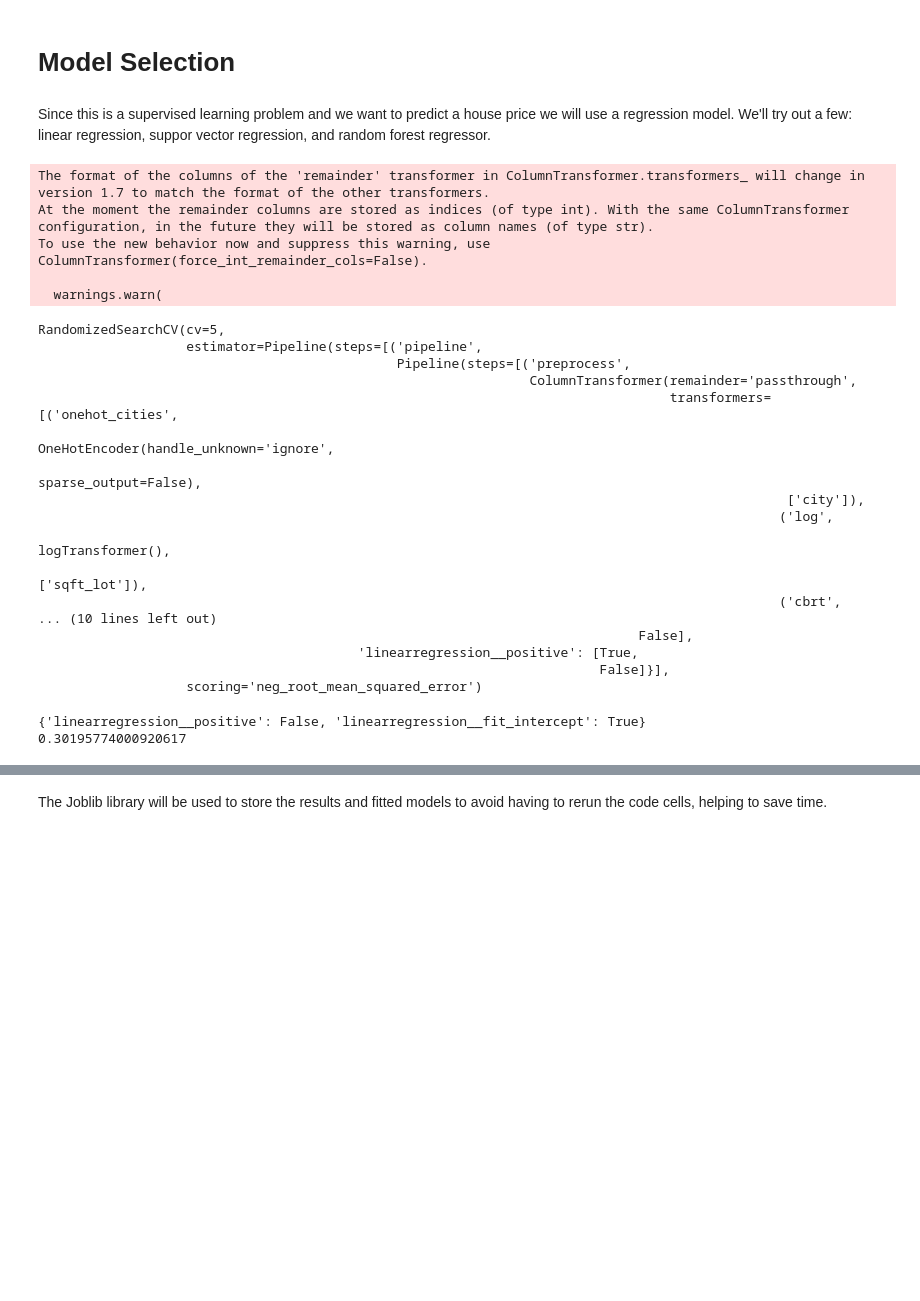
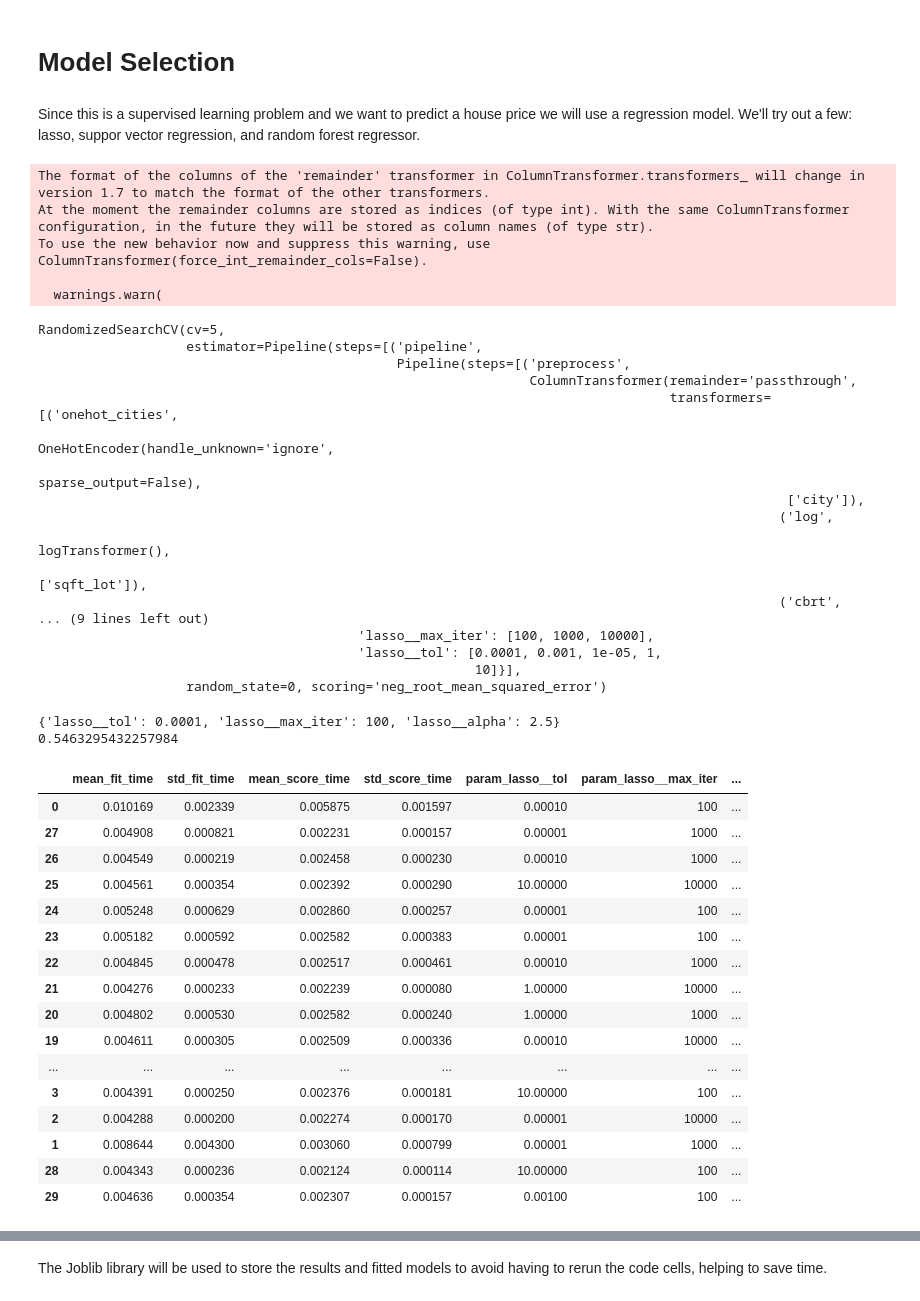
Before and after one commit to brandoncabrera707/housing_predictions, a Jupyter notebook: notebooks/2.0-bc-pipeline-and-hyperparameter-tuning.ipynb, the cells around one changed output, grey strips where cells are left out. Saved outputs shown, nothing was run; the diff lists cells and outputs as text; code cells hidden in the pictures; blank space fills up the shorter version.

```diff
--- a/notebooks/2.0-bc-pipeline-and-hyperparameter-tuning.ipynb
+++ b/notebooks/2.0-bc-pipeline-and-hyperparameter-tuning.ipynb
@@ -69,5 +51,5 @@ y_test_transformed.to_csv("../data/processed/y_test_transformed.csv")
 # %% [markdown]
 # Model Selection
 # %% [markdown]
-Since this is a supervised learning problem and we want to predict a house price we will use a regression model. We'll try out a few: linear regression, suppor vector regression, and random forest regressor.
+Since this is a supervised learning problem and we want to predict a house price we will use a regression model. We'll try out a few: lasso, suppor vector regression, and random forest regressor.
 # %%
@@ -77,20 +59,23 @@ from sklearn.model_selection import RandomizedSearchCV
 from sklearn.svm import SVR
 from sklearn.pipeline import make_pipeline
 # %%
-from scipy.stats import randint
-linear_regression_param_grid = [{'linearregression__fit_intercept': [True, False], 'linearregression__positive': [True, False]}]
-#setting positive to True since we want are coefficents to be positive since prices are a non-negative quantity
+ls_param_grid = [{'lasso__alpha' : [1.0,1.5,2.5], 'lasso__max_iter': [100,1000,10000,] , 'lasso__tol': [0.0001, 0.001, 0.00001, 1, 10]}]
 
-svr_params_grid = [{'svr__kernel': ['poly', 'linear'], 'svr__C': [40, 50, 60]},
-          {'svr__kernel': ['poly'], 'svr__degree': [2,4,5]},
-          {'svr__kernel': ['rbf, sigmoid'], 'svr__gamma': ['auto']},
-           {'svr__kernel': ['linear'], 'svr__C' : [70,80,100]}]
+svr_params_grid = [{'svr__kernel': ['linear'], 'svr__C': [1,20,40,60,80], 'svr__epsilon': [0.1,0.01,1.0, 0.001] },
+          {'svr__kernel': ['poly'], 'svr__degree': [2,4,5], 'svr__C': [1,20,40,60,80]},
+          {'svr__kernel': ['rbf', 'sigmoid'], 'svr__gamma': ['auto'], 'svr__C': [0.1,1,10,30,60,100], 'svr__epsilon': [0.1,0.01,1.0, 0.001]}]
 
-random_forest_params_grid = [{'randomforestregressor__n_estimators': randint(100, 201), 'randomforestregressor__criterion': ['squared_error','absolute_error', 'friedman_mse', 'poisson']}]
+rfr_params_grid = [{
+    'randomforestregressor__n_estimators': [200, 500, 800],
+    'randomforestregressor__max_depth': [10, 20, 30, None],
+    'randomforestregressor__min_samples_split': [2, 5, 10],
+    'randomforestregressor__min_samples_leaf': [1, 2, 4],
+    'randomforestregressor__max_features': ['sqrt', 'log2', 0.5],
+    'randomforestregressor__criterion' : ['squared_error', 'absolute_error']}]
 # %%
-linear_regression_pipeline = make_pipeline(pipeline, LinearRegression())
-linear_regression_randomized_search = RandomizedSearchCV(linear_regression_pipeline, linear_regression_param_grid, scoring = 'neg_root_mean_squared_error', cv = 5, n_iter = 4)
-linear_regression_randomized_search.fit(X_train, y_train_transformed)
+ls_pipeline = make_pipeline(pipeline, Lasso())
+ls_randomized_search = RandomizedSearchCV(ls_pipeline, ls_param_grid, scoring = 'neg_root_mean_squared_error', cv = 5, n_iter = 30, random_state = 0)
+ls_randomized_search.fit(X_train, y_train_transformed)
 # %% [output]
 The format of the columns of the 'remainder' transformer in ColumnTransformer.transformers_ will change in version 1.7 to match the format of the other transformers.
 At the moment the remainder columns are stored as indices (of type int). With the same ColumnTransformer configuration, in the future they will be stored as column names (of type str).
@@ -109,18 +94,35 @@ RandomizedSearchCV(cv=5,
                                                                                                 logTransformer(),
                                                                                                 ['sqft_lot']),
                                                                                                ('cbrt',
-... (10 lines left out)
-                                                                             False],
-                                         'linearregression__positive': [True,
-                                                                        False]}],
-                   scoring='neg_root_mean_squared_error')
+... (9 lines left out)
+                                         'lasso__max_iter': [100, 1000, 10000],
+                                         'lasso__tol': [0.0001, 0.001, 1e-05, 1,
+                                                        10]}],
+                   random_state=0, scoring='neg_root_mean_squared_error')
 # %%
-linear_regression_randomized_search_bestscore = -linear_regression_randomized_search.best_score_
-linear_regression_randomized_search_bestparams = linear_regression_randomized_search.best_params_
-print(linear_regression_randomized_search_bestparams)
-print(linear_regression_randomized_search_bestscore)
+print(ls_randomized_search.best_params_)
+print(-ls_randomized_search.best_score_)
+ls_randomized_search_cv_results_df = pd.DataFrame(ls_randomized_search.cv_results_)
+ls_randomized_search_cv_results_df.sort_values(by = 'rank_test_score')
 # %% [output]
-{'linearregression__positive': False, 'linearregression__fit_intercept': True}
-0.30195774000920617
+{'lasso__tol': 0.0001, 'lasso__max_iter': 100, 'lasso__alpha': 2.5}
+0.5463295432257984
+|  | mean_fit_time | std_fit_time | mean_score_time | std_score_time | param_lasso__tol | param_lasso__max_iter | ... |
+| 0 | 0.010169 | 0.002339 | 0.005875 | 0.001597 | 0.00010 | 100 | ... |
+| 27 | 0.004908 | 0.000821 | 0.002231 | 0.000157 | 0.00001 | 1000 | ... |
+| 26 | 0.004549 | 0.000219 | 0.002458 | 0.000230 | 0.00010 | 1000 | ... |
+| 25 | 0.004561 | 0.000354 | 0.002392 | 0.000290 | 10.00000 | 10000 | ... |
+| 24 | 0.005248 | 0.000629 | 0.002860 | 0.000257 | 0.00001 | 100 | ... |
+| 23 | 0.005182 | 0.000592 | 0.002582 | 0.000383 | 0.00001 | 100 | ... |
+| 22 | 0.004845 | 0.000478 | 0.002517 | 0.000461 | 0.00010 | 1000 | ... |
+| 21 | 0.004276 | 0.000233 | 0.002239 | 0.000080 | 1.00000 | 10000 | ... |
+| 20 | 0.004802 | 0.000530 | 0.002582 | 0.000240 | 1.00000 | 1000 | ... |
+| 19 | 0.004611 | 0.000305 | 0.002509 | 0.000336 | 0.00010 | 10000 | ... |
+| ... | ... | ... | ... | ... | ... | ... | ... |
+| 3 | 0.004391 | 0.000250 | 0.002376 | 0.000181 | 10.00000 | 100 | ... |
+| 2 | 0.004288 | 0.000200 | 0.002274 | 0.000170 | 0.00001 | 10000 | ... |
+| 1 | 0.008644 | 0.004300 | 0.003060 | 0.000799 | 0.00001 | 1000 | ... |
+| 28 | 0.004343 | 0.000236 | 0.002124 | 0.000114 | 10.00000 | 100 | ... |
+| 29 | 0.004636 | 0.000354 | 0.002307 | 0.000157 | 0.00100 | 100 | ... |
 # %%
 svr_pipeline = make_pipeline(pipeline, SVR())
```
Also changed, not shown: parts of 20 cells of this notebook, 18 other files.
